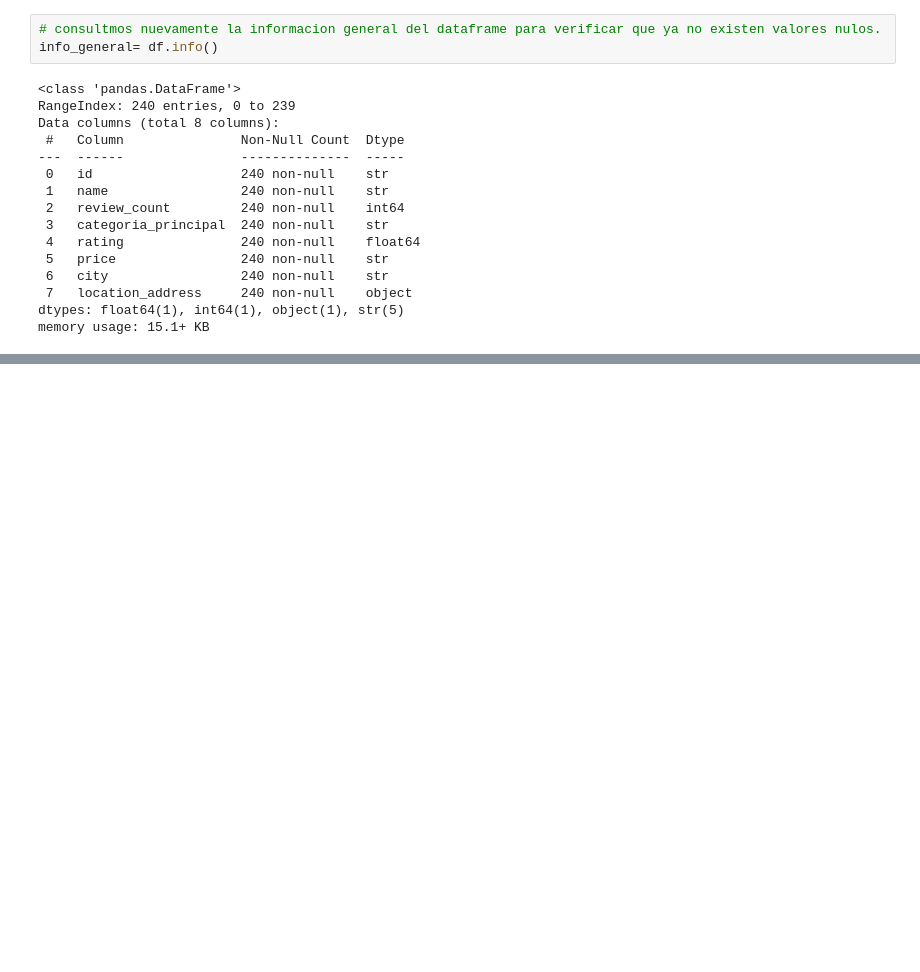
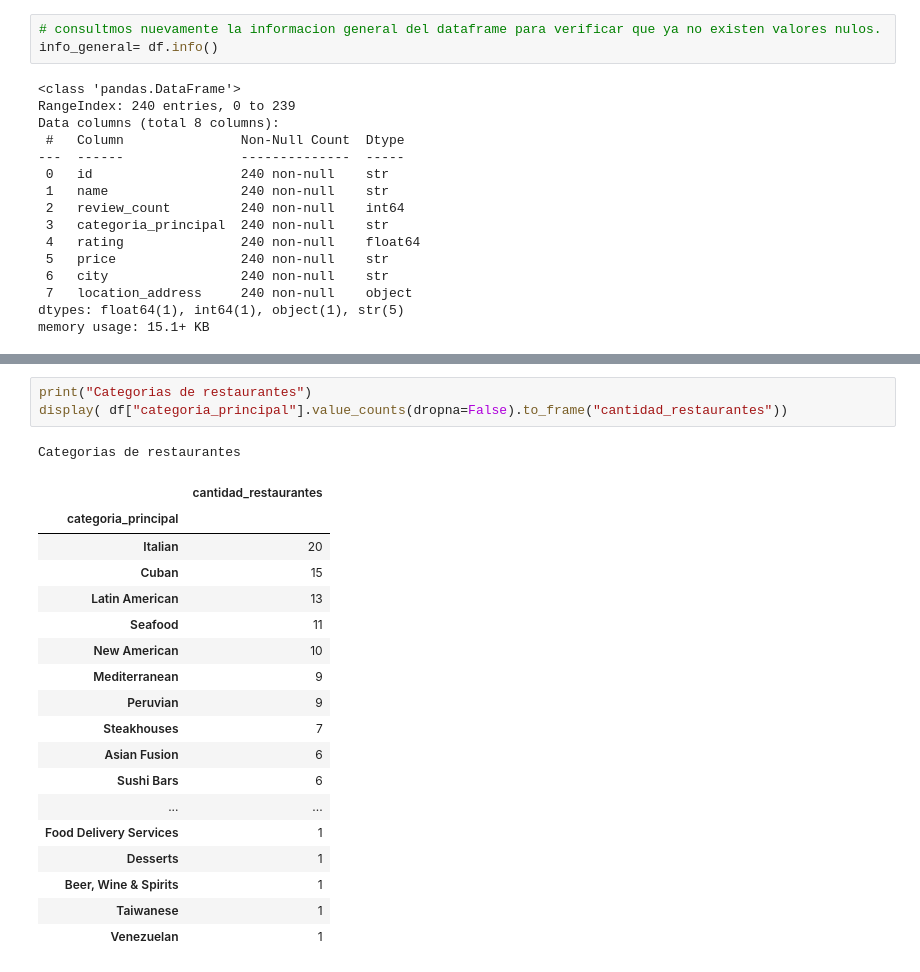
Before and after one commit to juliansella2-jpg/ProyectoM1_JulianMarin, a Jupyter notebook: Avances-Notebooks/avance2Apiyeld_JulianMarin.ipynb, the cells around one changed output, grey strips where cells are left out. Saved outputs shown, nothing was run; the diff lists cells and outputs as text; blank space fills up the shorter version.

```diff
--- a/Avances-Notebooks/avance2Apiyeld_JulianMarin.ipynb
+++ b/Avances-Notebooks/avance2Apiyeld_JulianMarin.ipynb
@@ -473,0 +474,23 @@ pd.DataFrame({"count": especialidad, "porcentaje_%": porcentaje_categoria})
+# %%
+print("Categorias de restaurantes")
+display( df["categoria_principal"].value_counts(dropna=False).to_frame("cantidad_restaurantes"))
+# %% [output]
+Categorias de restaurantes
+|  | cantidad_restaurantes |
+| categoria_principal |  |
+| Italian | 20 |
+| Cuban | 15 |
+| Latin American | 13 |
+| Seafood | 11 |
+| New American | 10 |
+| Mediterranean | 9 |
+| Peruvian | 9 |
+| Steakhouses | 7 |
+| Asian Fusion | 6 |
+| Sushi Bars | 6 |
+| ... | ... |
+| Food Delivery Services | 1 |
+| Desserts | 1 |
+| Beer, Wine & Spirits | 1 |
+| Taiwanese | 1 |
+| Venezuelan | 1 |
```
Also changed, not shown: parts of 26 cells of this notebook, 11 other files.
